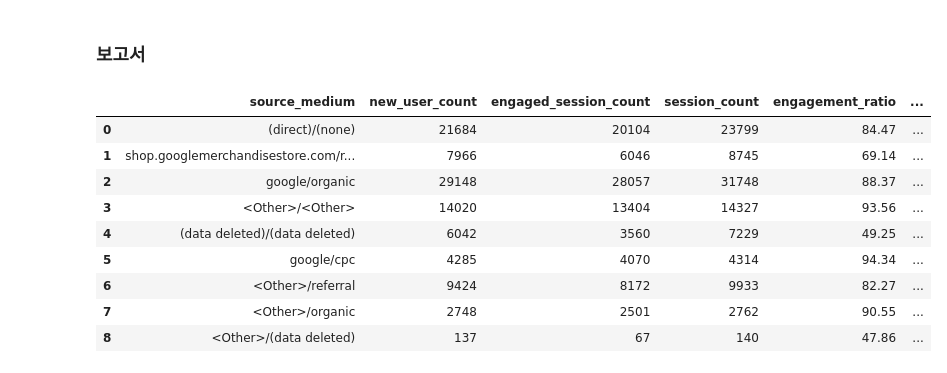
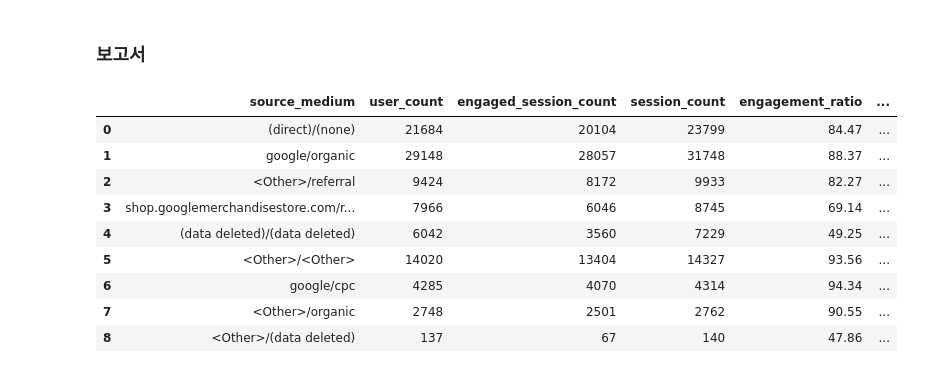
Before and after one commit to wbin0718/google_analytics_dashboard, a Jupyter notebook: google_analytics_dashboard_6.ipynb, the cells around one changed output. Cells and saved outputs as stored; diff of their text form; code cells hidden in the pictures.

Commit message:
docs: update google_analytics_dashboard_6 file

```diff
--- a/google_analytics_dashboard_6.ipynb
+++ b/google_analytics_dashboard_6.ipynb
@@ -539,51 +539,53 @@ SELECT
 FROM(
   SELECT
     engaged_session.source_medium,
-    session.new_user_count,
+    session.user_count,
     engaged_session.engaged_session_count,
     session.session_count,
     ROUND(engaged_session.engaged_session_count / session.session_count * 100,2) AS engagement_ratio,
-    ROUND(engaged_session.engaged_session_count / session.new_user_count,2) AS user_per_engagement_count,
+    ROUND(engaged_session.engaged_session_count / session.user_count,2) AS user_per_engagement_count,
+    session.session_per_event_count,
     session.engagement_time,
     session.event_count,
     session.value_sum
   FROM(
     SELECT
       CONCAT(traffic_source.source,"/",traffic_source.medium) AS source_medium,
-      COUNT(DISTINCT user_pseudo_id) AS new_user_count,
+      COUNT(DISTINCT user_pseudo_id) AS user_count,
       COUNT(DISTINCT CONCAT(user_pseudo_id, (SELECT value.int_value FROM UNNEST(event_params) WHERE key = "ga_session_id"))) AS session_count,
       FLOOR(SUM(FLOOR((SELECT value.int_value FROM UNNEST(event_params) WHERE key = "engagement_time_msec") / 1000)) / COUNT(DISTINCT user_pseudo_id)) AS engagement_time,
       COUNT(event_name) AS event_count,
+      ROUND(COUNT(event_name) / COUNT(DISTINCT CONCAT(user_pseudo_id, (SELECT value.int_value FROM UNNEST(event_params) WHERE key = "ga_session_id"))),2) AS session_per_event_count,
       ROUND(SUM(COALESCE((SELECT value.int_value FROM UNNEST(event_params) WHERE key = "value"),0) + COALESCE((SELECT value.float_value FROM UNNEST(event_params) WHERE key = "value"),0) + COALESCE((SELECT value.double_value FROM UNNEST(event_params) WHERE key = "value"),0)),2) AS value_sum
     FROM user
     WHERE EXISTS(SELECT * FROM session_start WHERE user.user_pseudo_id = session_start.user_pseudo_id)
     GROUP BY source_medium
   ) session
   INNER JOIN(
     SELECT
       CONCAT(traffic_source.source,"/",traffic_source.medium) AS source_medium,
       COUNT(DISTINCT CONCAT(user_pseudo_id, (SELECT value.int_value FROM UNNEST(event_params) WHERE key = "ga_session_id"))) AS engaged_session_count
     FROM user
     WHERE EXISTS(SELECT * FROM session_start WHERE user.user_pseudo_id = session_start.user_pseudo_id)
     AND (SELECT value.int_value FROM UNNEST(event_params) WHERE key = "session_engaged") = 1
     GROUP BY source_medium
   ) engaged_session
   ON session.source_medium = engaged_session.source_medium
   ) user_engaged_session
 INNER JOIN event_user
 ON user_engaged_session.source_medium = event_user.source_medium
 """
 
 df = sql_to_dataframe(sql)
 df
 # %% [output]
-|  | source_medium | new_user_count | engaged_session_count | session_count | engagement_ratio | ... |
+|  | source_medium | user_count | engaged_session_count | session_count | engagement_ratio | ... |
 | 0 | (direct)/(none) | 21684 | 20104 | 23799 | 84.47 | ... |
-| 1 | shop.googlemerchandisestore.com/r... | 7966 | 6046 | 8745 | 69.14 | ... |
-| 2 | google/organic | 29148 | 28057 | 31748 | 88.37 | ... |
-| 3 | <Other>/<Other> | 14020 | 13404 | 14327 | 93.56 | ... |
+| 1 | google/organic | 29148 | 28057 | 31748 | 88.37 | ... |
+| 2 | <Other>/referral | 9424 | 8172 | 9933 | 82.27 | ... |
+| 3 | shop.googlemerchandisestore.com/r... | 7966 | 6046 | 8745 | 69.14 | ... |
 | 4 | (data deleted)/(data deleted) | 6042 | 3560 | 7229 | 49.25 | ... |
-| 5 | google/cpc | 4285 | 4070 | 4314 | 94.34 | ... |
-| 6 | <Other>/referral | 9424 | 8172 | 9933 | 82.27 | ... |
+| 5 | <Other>/<Other> | 14020 | 13404 | 14327 | 93.56 | ... |
+| 6 | google/cpc | 4285 | 4070 | 4314 | 94.34 | ... |
 | 7 | <Other>/organic | 2748 | 2501 | 2762 | 90.55 | ... |
 | 8 | <Other>/(data deleted) | 137 | 67 | 140 | 47.86 | ... |
```
Also changed, not shown: parts of 1 cell of this notebook.
